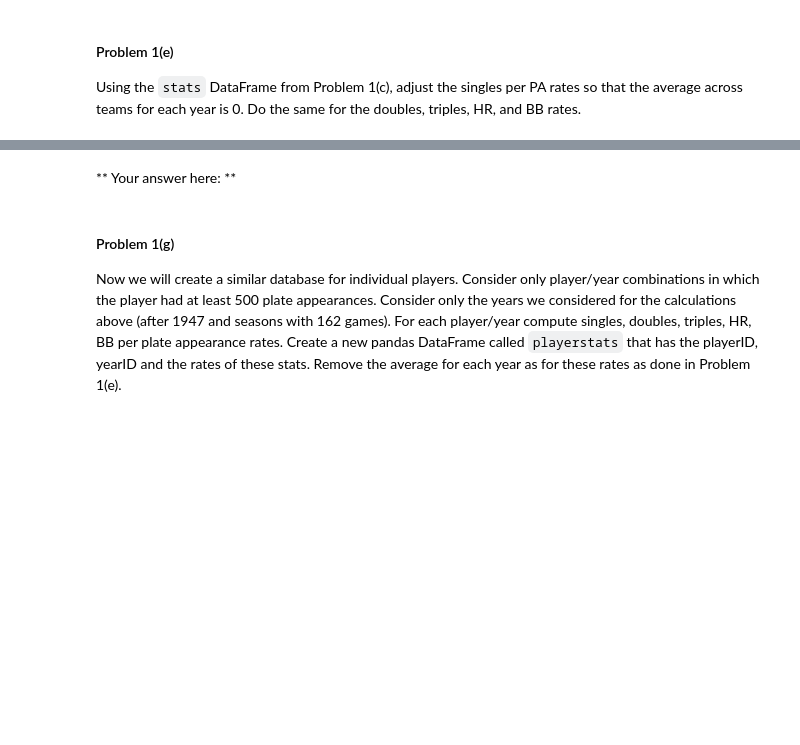
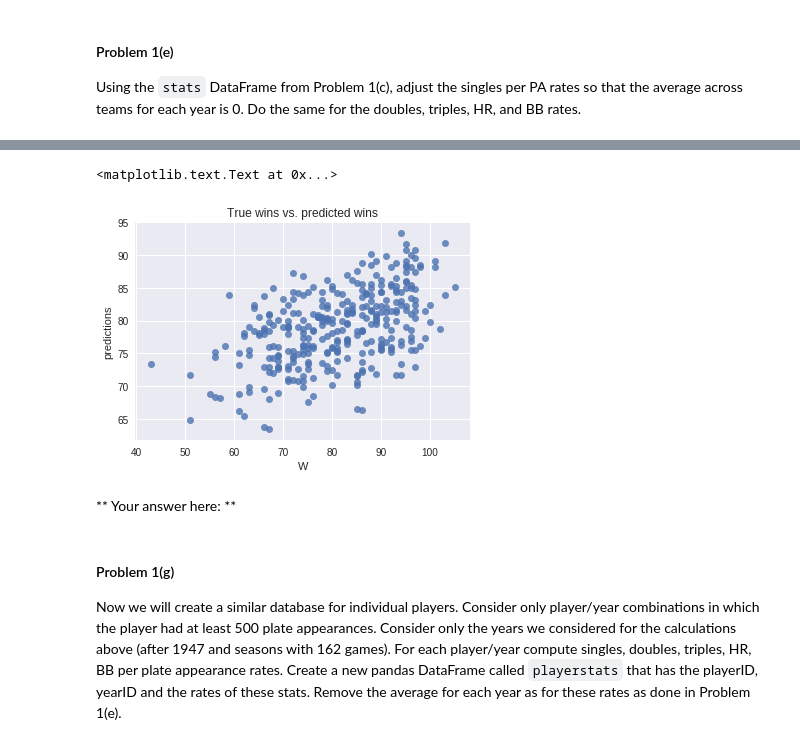
Before and after one commit to dndln/2014, a Jupyter notebook: homework/HW3_working.ipynb, the cells around one changed output, grey strips where cells are left out. Cells and saved outputs as stored; diff of their text form; code cells hidden in the pictures; blank space fills up the shorter version.

```diff
--- a/homework/HW3_working.ipynb
+++ b/homework/HW3_working.ipynb
@@ -152,0 +231,23 @@ Build a simple linear regression model to predict the number of wins from the av
+# %%
+### Your code here ###
+from sklearn.linear_model import LinearRegression
+import sklearn.metrics
+
+train = stats2[stats2['yearID'] < 2002]
+test = stats2[stats2['yearID'] >= 2002]
+
+lm = LinearRegression()
+col_list = ['1B', '2B', '3B', 'HR', 'BB']
+
+X_train = train[col_list]
+y_train = train['W']
+X_test = test[col_list]
+y_test = test['W']
+
+lm.fit(X_train, y_train)
+print(f'lm paramas are: {lm.get_params()}')
+print(f'lm coefficients are: {lm.coef_}')
+print(f'lm intercept is: {lm.intercept_}')
+
+y_pred = lm.predict(X_test)
+print(f'Mean squared error on 2002 and after data: {sklearn.metrics.mean_squared_error(y_test, y_pred)}')
@@ -152,0 +273,4 @@ Build a simple linear regression model to predict the number of wins from the av
+# %%
+test2 = test.copy()
+test2['predictions'] = y_pred
+test2.head()
@@ -153,3 +284,9 @@ Build a simple linear regression model to predict the number of wins from the av
+# %%
+sns.regplot(test2['W'], test2['predictions'], fit_reg=False)
+plt.title('True wins vs. predicted wins')
+# %% [output]
+<matplotlib.text.Text at 0x...>
+[figure, added]
 # %% [markdown]
 ** Your answer here: **
 # %% [markdown]
```
Also changed, not shown: parts of 14 cells of this notebook, 1 other file.
